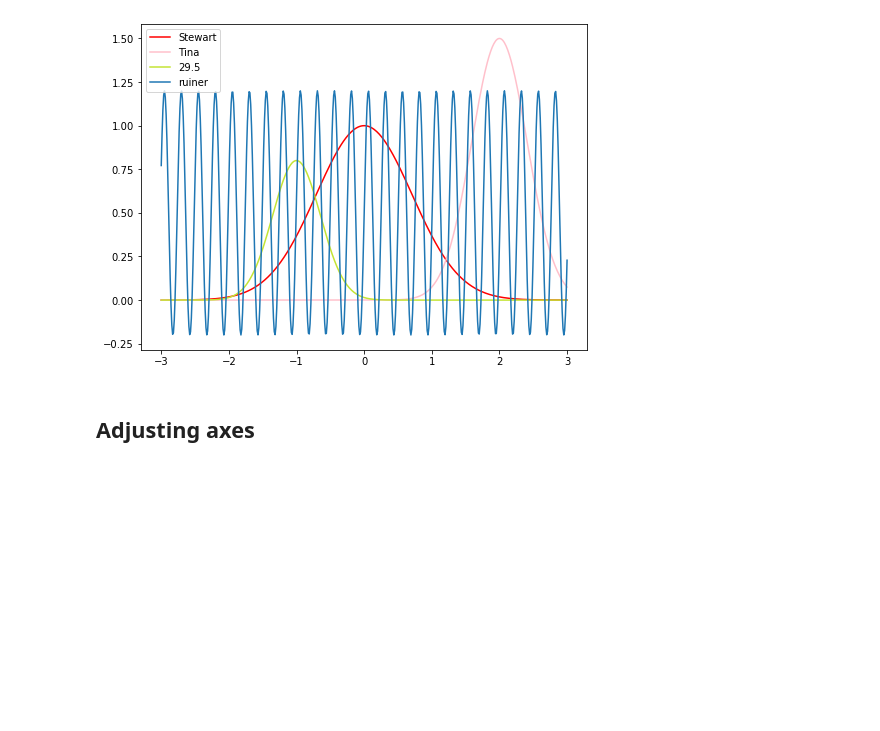
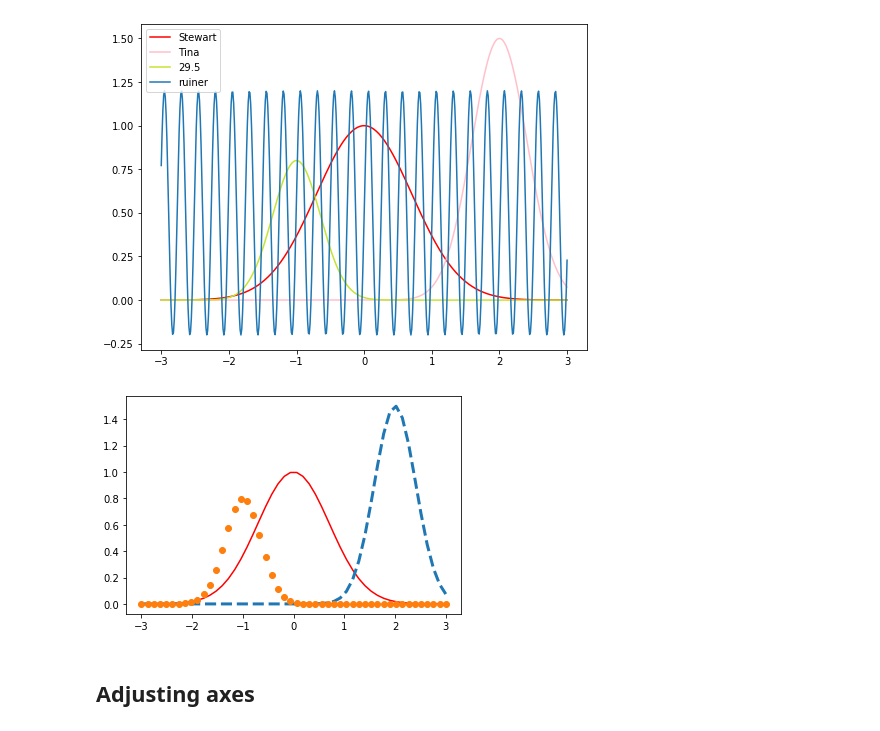
Before and after one commit to emilydumas/mcs275spring2022, a Jupyter notebook: samplecode/matplotlib/mpl-intro.ipynb, the cells around one changed output. Cells and saved outputs as stored; diff of their text form; code cells hidden in the pictures; blank space fills up the shorter version.

```diff
--- a/samplecode/matplotlib/mpl-intro.ipynb
+++ b/samplecode/matplotlib/mpl-intro.ipynb
@@ -106,6 +106,20 @@ plt.legend()
 plt.show()
 # %% [output]
 [figure]
+# %%
+x = np.linspace(start=-3,stop=3,num=50)
+
+y = np.exp(-x*x)
+y2 = 1.5*np.exp(-3*(x-2)**2)
+y3 = 0.8*np.exp(-4*(x+1)**2)
+
+plt.plot(x,y,color="#FF0000")
+plt.plot(x,y2,linewidth=3,linestyle="dashed")
+plt.plot(x,y3,linestyle="",marker="o")
+
+plt.show()
+# %% [output]
+[figure, added]
 # %% [markdown]
 ## Adjusting axes
 # %%
```
Also changed, not shown: parts of 27 cells of this notebook.
